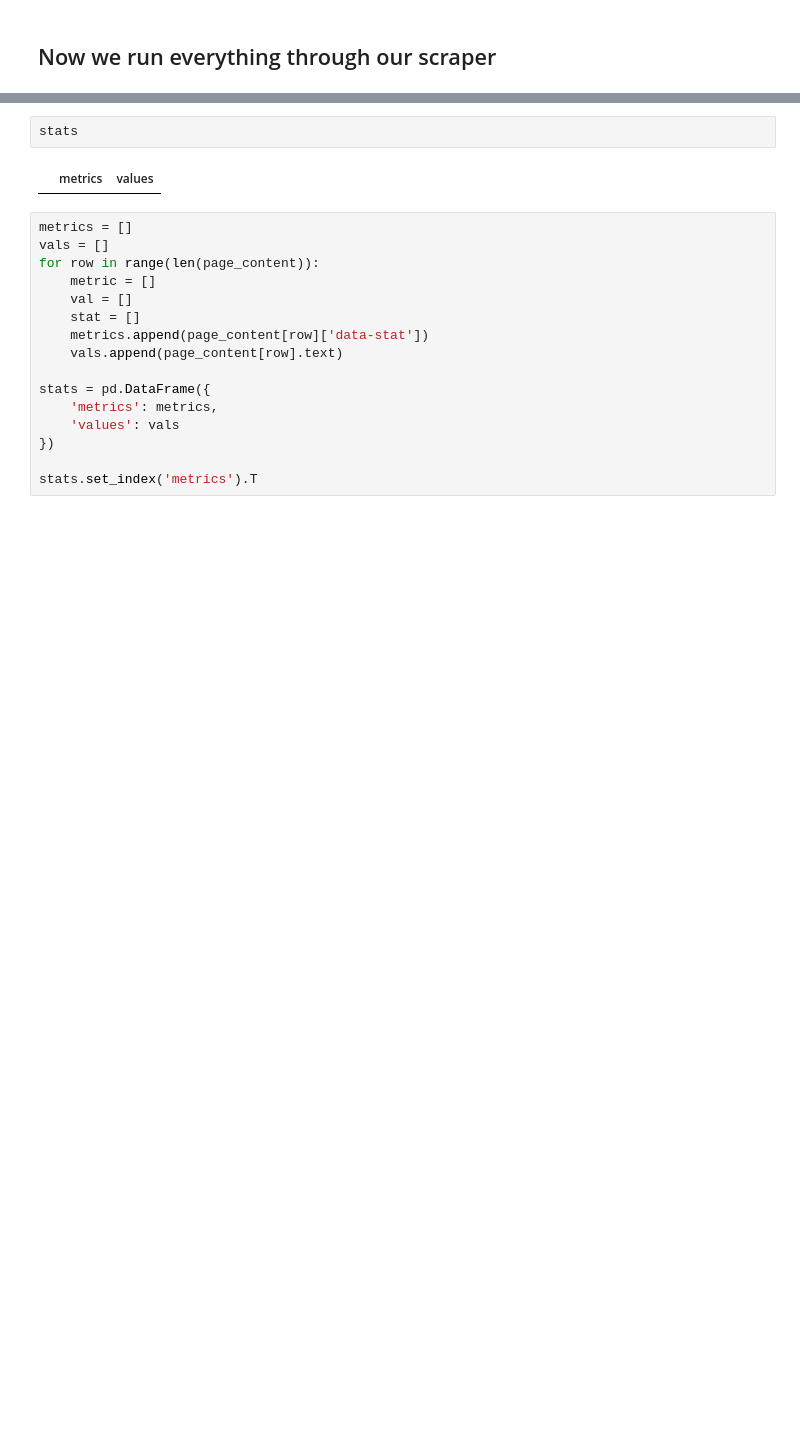
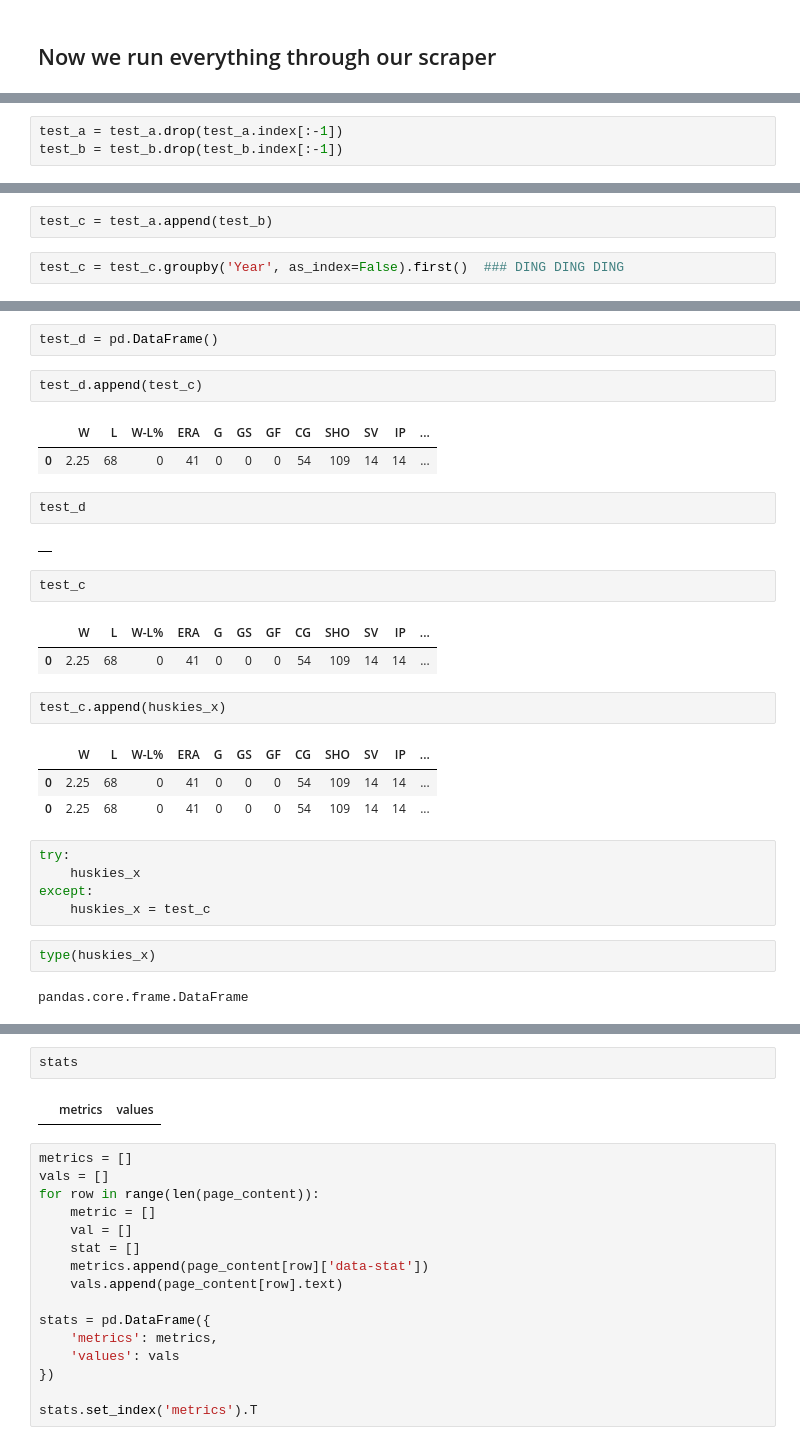
Before and after one commit to obverter/bmi-stars, a Jupyter notebook: notebooks/Scraper.ipynb, the cells around one changed output, grey strips where cells are left out. Cells and saved outputs as stored; diff of their text form; blank space fills up the shorter version.

```diff
--- a/notebooks/Scraper.ipynb
+++ b/notebooks/Scraper.ipynb
@@ -148,0 +221,3 @@ fothebo01
+# %%
+test_a = test_a.drop(test_a.index[:-1])
+test_b = test_b.drop(test_b.index[:-1])
@@ -148,0 +236,4 @@ fothebo01
+# %%
+test_c = test_a.append(test_b)
+# %%
+test_c = test_c.groupby('Year', as_index=False).first()  ### DING DING DING
@@ -148,0 +267,31 @@ fothebo01
+# %%
+test_d = pd.DataFrame()
+# %%
+test_d.append(test_c)
+# %% [output]
+|  | W | L | W-L% | ERA | G | GS | GF | CG | SHO | SV | IP | ... |
+| 0 | 2.25 | 68 | 0 | 41 | 0 | 0 | 0 | 54 | 109 | 14 | 14 | ... |
+# %%
+test_d
+# %% [output]
+|  |
+# %%
+test_c
+# %% [output]
+|  | W | L | W-L% | ERA | G | GS | GF | CG | SHO | SV | IP | ... |
+| 0 | 2.25 | 68 | 0 | 41 | 0 | 0 | 0 | 54 | 109 | 14 | 14 | ... |
+# %%
+test_c.append(huskies_x)
+# %% [output]
+|  | W | L | W-L% | ERA | G | GS | GF | CG | SHO | SV | IP | ... |
+| 0 | 2.25 | 68 | 0 | 41 | 0 | 0 | 0 | 54 | 109 | 14 | 14 | ... |
+| 0 | 2.25 | 68 | 0 | 41 | 0 | 0 | 0 | 54 | 109 | 14 | 14 | ... |
+# %%
+try:
+    huskies_x
+except:
+    huskies_x = test_c
+# %%
+type(huskies_x)
+# %% [output]
+pandas.core.frame.DataFrame
```
Also changed, not shown: parts of 21 cells of this notebook.
